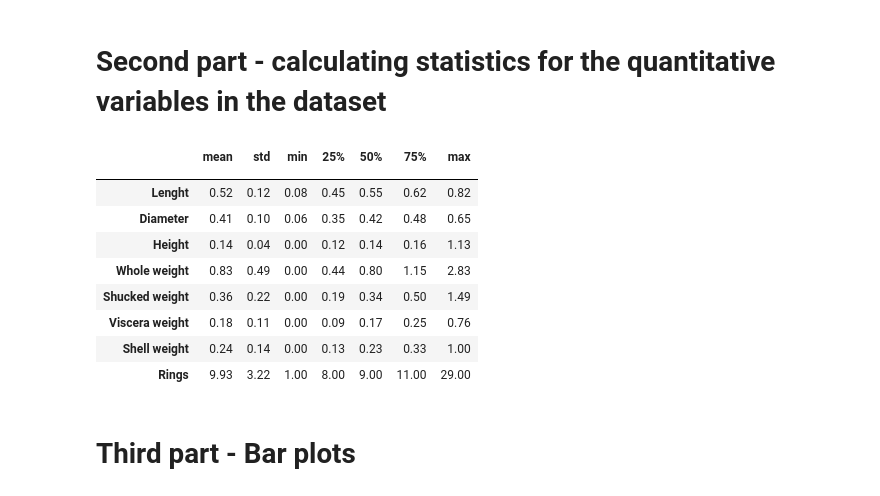
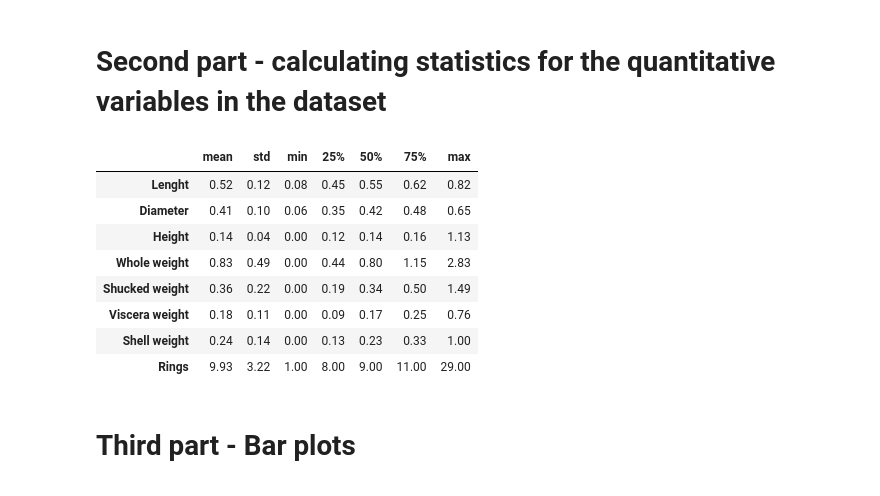
Before and after one commit to Pietras567/Python, a Jupyter notebook: Zadanie1/snails_analyze.ipynb, the cells around one changed output. Saved outputs shown, nothing was run; the diff lists cells and outputs as text; code cells hidden in the pictures.

Commit message:
Poprawa korzystania z describe przy tabeli danych ilościowych

```diff
--- a/Zadanie1/snails_analyze.ipynb
+++ b/Zadanie1/snails_analyze.ipynb
@@ -41,34 +41,22 @@ display(sex_distribution)
 # %%
 distributions = []
 columns_to_count = ['length', 'diameter', 'height', 'whole_weight', 'Shucked_weight', 'viscera_weight', 'shell_weight', 'rings']
 
+column_map = {'length' : 'Lenght', 'diameter' : 'Diameter', 'height' : 'Height', 'whole_weight' : 'Whole weight', 'Shucked_weight' : 'Shucked weight', 'viscera_weight' : 'Viscera weight', 'shell_weight' : 'Shell weight', 'rings' : 'Rings'}
+
 for i in columns_to_count:
-        #counter = data[i]
-        values = data[i].describe().round(2)
-        #print(values)
+        values = data[i].describe().drop('count').round(2)
 
-        distribution = pd.DataFrame({
-            '': [i],
-            'mean': [values['mean']],
-            'std': [values['std']],
-            #'std2': [counter.std(ddof=1)],
-            'min': [values['min']],
-            '25%': [values['25%']],
-            '50%': [values['50%']],
-            '75%': [values['75%']],
-            'max': [values['max']],
-        })
+        distribution = pd.DataFrame(values).T
+        distribution.index = [column_map[i]]
 
         distributions.append(distribution)
 
-distributions = pd.concat(distributions, ignore_index=True)
-distributions[''] = distributions[''].map({'length' : 'Lenght', 'diameter' : 'Diameter', 'height' : 'Height', 'whole_weight' : 'Whole weight', 'Shucked_weight' : 'Shucked weight', 'viscera_weight' : 'Viscera weight', 'shell_weight' : 'Shell weight', 'rings' : 'Rings'})
+distributions = pd.concat(distributions)
 
-distributions.set_index([''], inplace=True)
 display(distributions)
 # %% [output]
 |  | mean | std | min | 25% | 50% | 75% | max |
-|  |  |  |  |  |  |  |  |
 | Lenght | 0.52 | 0.12 | 0.08 | 0.45 | 0.55 | 0.62 | 0.82 |
 | Diameter | 0.41 | 0.10 | 0.06 | 0.35 | 0.42 | 0.48 | 0.65 |
 | Height | 0.14 | 0.04 | 0.00 | 0.12 | 0.14 | 0.16 | 1.13 |
```
